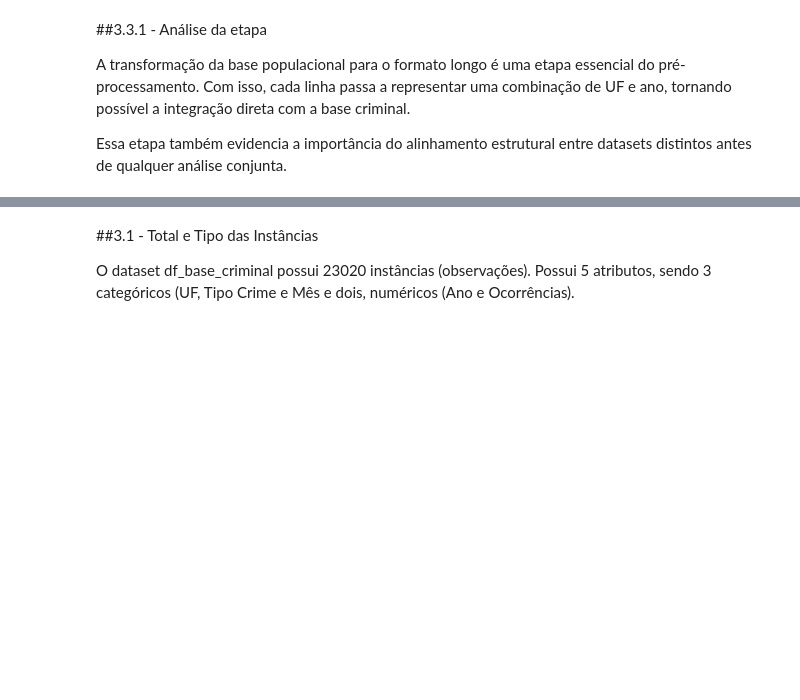
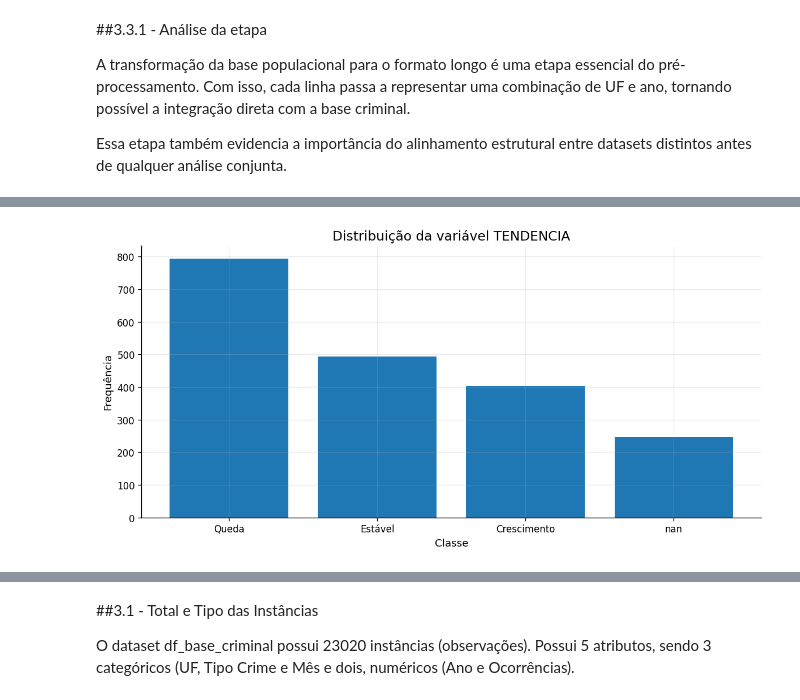
Before and after one commit to Marcelo-Silvestre/Analise_Dados_Boas_Praticas_PUCRIO, a Jupyter notebook: Notebooks/MVP_Análise_de_Dados_e_Boas_Práticas_(4052025001857).ipynb, the cells around one changed output, grey strips where cells are left out. Saved outputs shown, nothing was run; the diff lists cells and outputs as text; code cells hidden in the pictures; blank space fills up the shorter version.

```diff
--- a/Notebooks/MVP_Análise_de_Dados_e_Boas_Práticas_(4052025001857).ipynb
+++ b/Notebooks/MVP_Análise_de_Dados_e_Boas_Práticas_(4052025001857).ipynb
@@ -305,0 +438,29 @@ A base anual será a principal base analítica para criação da taxa anual e da
+# %%
+df_anual = df_anual.sort_values(['UF', 'Tipo Crime', 'Ano']).copy()
+
+df_anual['TX_MEDIA_MOVEL'] = (
+    df_anual
+    .groupby(['UF', 'Tipo Crime'])['TX_100MIL']
+    .transform(lambda s: s.rolling(window=3, min_periods=1).mean())
+)
+
+df_anual['VAR_TX'] = (
+    df_anual
+    .groupby(['UF', 'Tipo Crime'])['TX_MEDIA_MOVEL']
+    .pct_change()
+)
+
+def classificar_tendencia(x):
+    if pd.isna(x):
+        return np.nan
+    elif x > 0.05:
+        return 'Crescimento'
+    elif x < -0.05:
+        return 'Queda'
+    else:
+        return 'Estável'
+
+df_anual['TENDENCIA'] = df_anual['VAR_TX'].apply(classificar_tendencia)
+
+print("Visualização da base anual com as variáveis derivadas:")
+display(df_anual.head(15))
@@ -305,0 +495,5 @@ A base anual será a principal base analítica para criação da taxa anual e da
+# %%
+dist_tendencia = df_anual['TENDENCIA'].value_counts(dropna=False)
+
+print("Distribuição da variável TENDENCIA:")
+display(dist_tendencia.to_frame('frequencia'))
@@ -305,0 +508,10 @@ A base anual será a principal base analítica para criação da taxa anual e da
+# %%
+plt.figure(figsize=(10, 5))
+plt.bar(dist_tendencia.index.astype(str), dist_tendencia.values)
+plt.title('Distribuição da variável TENDENCIA')
+plt.xlabel('Classe')
+plt.ylabel('Frequência')
+plt.tight_layout()
+plt.show()
+# %% [output]
+[figure, added]
```
Also changed, not shown: parts of 17 cells of this notebook.
